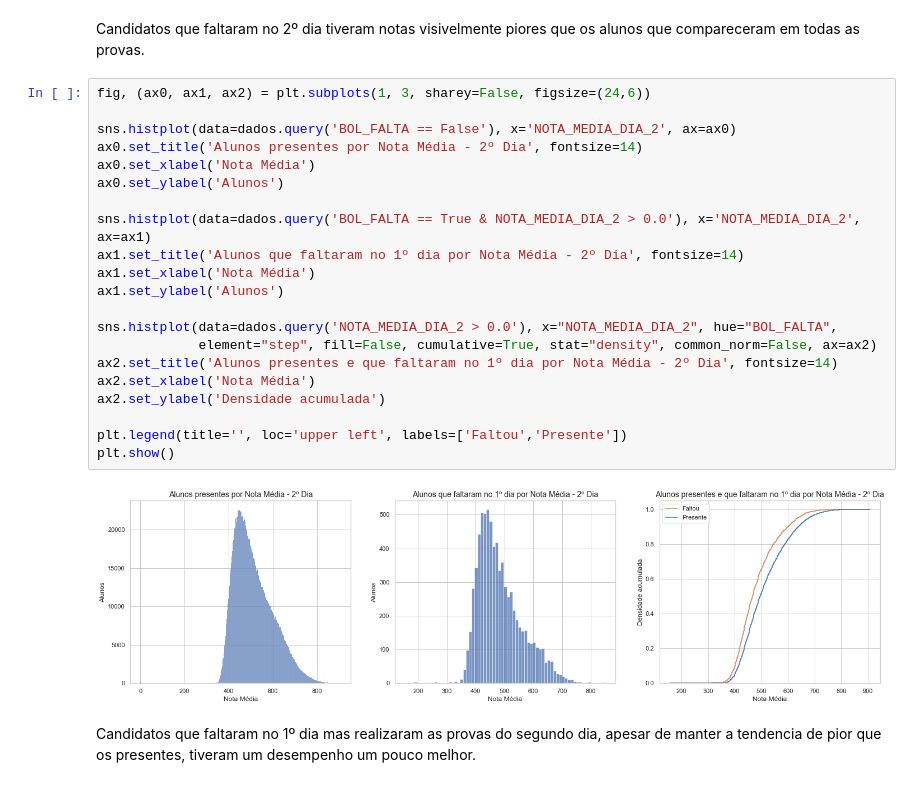
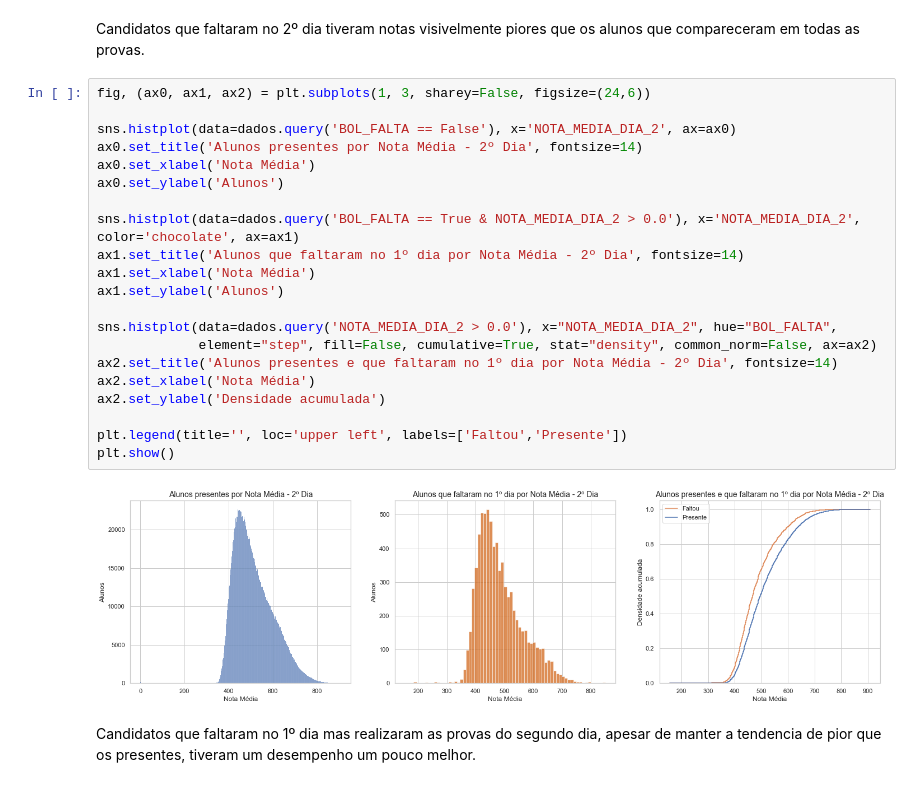
Before and after one commit to guinb/treinamento-semantix, a Jupyter notebook: Projeto ENEM - Candidatos que faltaram na prova.ipynb, the cells around one changed output. Drawn from its saved outputs; the diff is of its cells as text.

```diff
--- a/Projeto ENEM - Candidatos que faltaram na prova.ipynb
+++ b/Projeto ENEM - Candidatos que faltaram na prova.ipynb
@@ -374,25 +370,25 @@ Candidatos que faltaram no 2º dia tiveram notas visivelmente piores que os alun
 # %%
 fig, (ax0, ax1, ax2) = plt.subplots(1, 3, sharey=False, figsize=(24,6))
 
 sns.histplot(data=dados.query('BOL_FALTA == False'), x='NOTA_MEDIA_DIA_2', ax=ax0)
 ax0.set_title('Alunos presentes por Nota Média - 2º Dia', fontsize=14)
 ax0.set_xlabel('Nota Média')
 ax0.set_ylabel('Alunos')
 
-sns.histplot(data=dados.query('BOL_FALTA == True & NOTA_MEDIA_DIA_2 > 0.0'), x='NOTA_MEDIA_DIA_2', ax=ax1)
+sns.histplot(data=dados.query('BOL_FALTA == True & NOTA_MEDIA_DIA_2 > 0.0'), x='NOTA_MEDIA_DIA_2', color='chocolate', ax=ax1)
 ax1.set_title('Alunos que faltaram no 1º dia por Nota Média - 2º Dia', fontsize=14)
 ax1.set_xlabel('Nota Média')
 ax1.set_ylabel('Alunos')
 
 sns.histplot(data=dados.query('NOTA_MEDIA_DIA_2 > 0.0'), x="NOTA_MEDIA_DIA_2", hue="BOL_FALTA",
              element="step", fill=False, cumulative=True, stat="density", common_norm=False, ax=ax2)
 ax2.set_title('Alunos presentes e que faltaram no 1º dia por Nota Média - 2º Dia', fontsize=14)
 ax2.set_xlabel('Nota Média')
 ax2.set_ylabel('Densidade acumulada')
 
 plt.legend(title='', loc='upper left', labels=['Faltou','Presente'])
 plt.show()
 # %% [output]
-[figure, old version]
+[figure, new version]
 # %% [markdown]
 Candidatos que faltaram no 1º dia mas realizaram as provas do segundo dia, apesar de manter a tendencia de pior que os presentes, tiveram um desempenho um pouco melhor.
```
Also changed, not shown: parts of 20 cells of this notebook.
